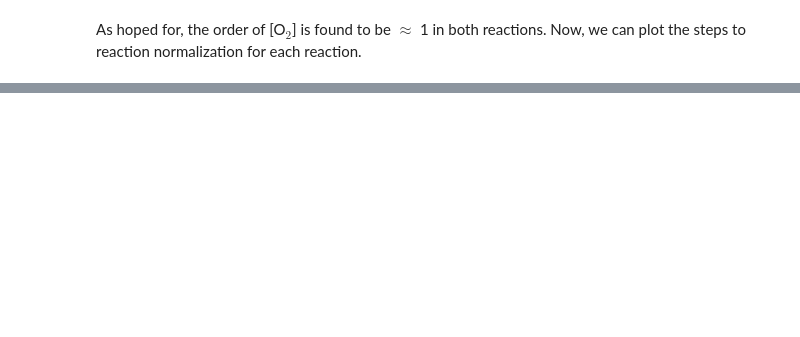
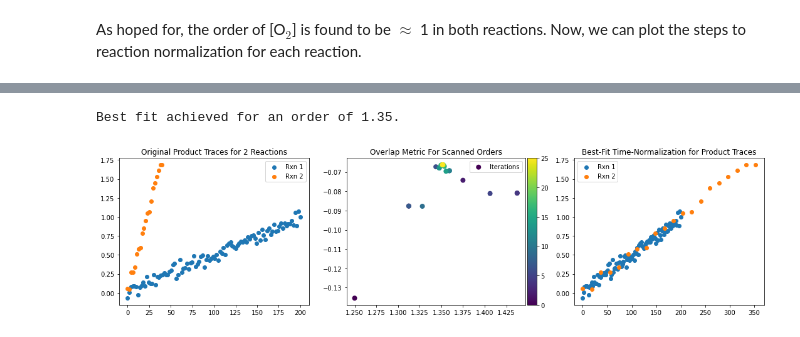
Before and after one commit to brettrhenderson/PyVTNA, a Jupyter notebook: notebooks/VTNA_Testing.ipynb, the cells around one changed output, grey strips where cells are left out. Drawn from its saved outputs; the diff is of its cells as text; code cells hidden in the pictures; blank space fills up the shorter version.

```diff
--- a/notebooks/VTNA_Testing.ipynb
+++ b/notebooks/VTNA_Testing.ipynb
@@ -207,0 +321,23 @@ plt.show()
+# %%
+orders = []
+cat_concs = list(rxn_traces.keys())
+
+for combo in itertools.combinations(range(len(cat_concs)), 2):
+    t1 = rxn_traces[cat_concs[combo[0]]]['t']
+    p1 = rxn_traces[cat_concs[combo[0]]]['p1']
+    t2 = rxn_traces[cat_concs[combo[1]]]['t']
+    p2 = rxn_traces[cat_concs[combo[1]]]['p1']
+
+    c1 = float(cat_concs[combo[0]])
+    c2 = float(cat_concs[combo[1]])
+
+    # scipy optimization. time ~194ms walltime for all iterations combined
+    result, _ = order_opt(t1, t2, p1, p2, c1, c2, o_range=(0,2.5), method='Nelder-Mead', metric='RMSD',
+                          to_smooth=False, win1=None, win2=None, window_type='blackman', plot=False)
+    orders.append(result.x[0])
+
+    # slower grid search method. time ~1.25 s walltime for all iterations combined (~ 6.4 times slower)
+#     besto, rs = order_search(t1, t2, p1, p2, c1, c2, o_range=(0,2.5), o_step=0.01, metric='RMSD',
+#                              to_smooth=False, win1=None, win2=None, window_type='blackman', plot=False, figsize=(15, 4))
+#     orders.append(besto)
+order = sum(orders) / len(orders)
@@ -207,0 +431,14 @@ plt.show()
+# %%
+t1 = rxn_traces[cat_concs[0]]['t']
+p1 = rxn_traces[cat_concs[0]]['p1']
+t2 = rxn_traces[cat_concs[-1]]['t']
+p2 = rxn_traces[cat_concs[-1]]['p1']
+
+c1 = float(cat_concs[0])
+c2 = float(cat_concs[-1])
+
+result, history = order_opt(t1, t2, p1, p2, c1, c2, o_range=(0,2.5), method='Nelder-Mead', metric='RMSD',
+                          to_smooth=False, win1=None, win2=None, window_type='blackman', plot=True, figsize=(15,4))
+# %% [output]
+Best fit achieved for an order of 1.35.
+[figure, added]
```
Also changed, not shown: parts of 28 cells of this notebook, 4 other files.
